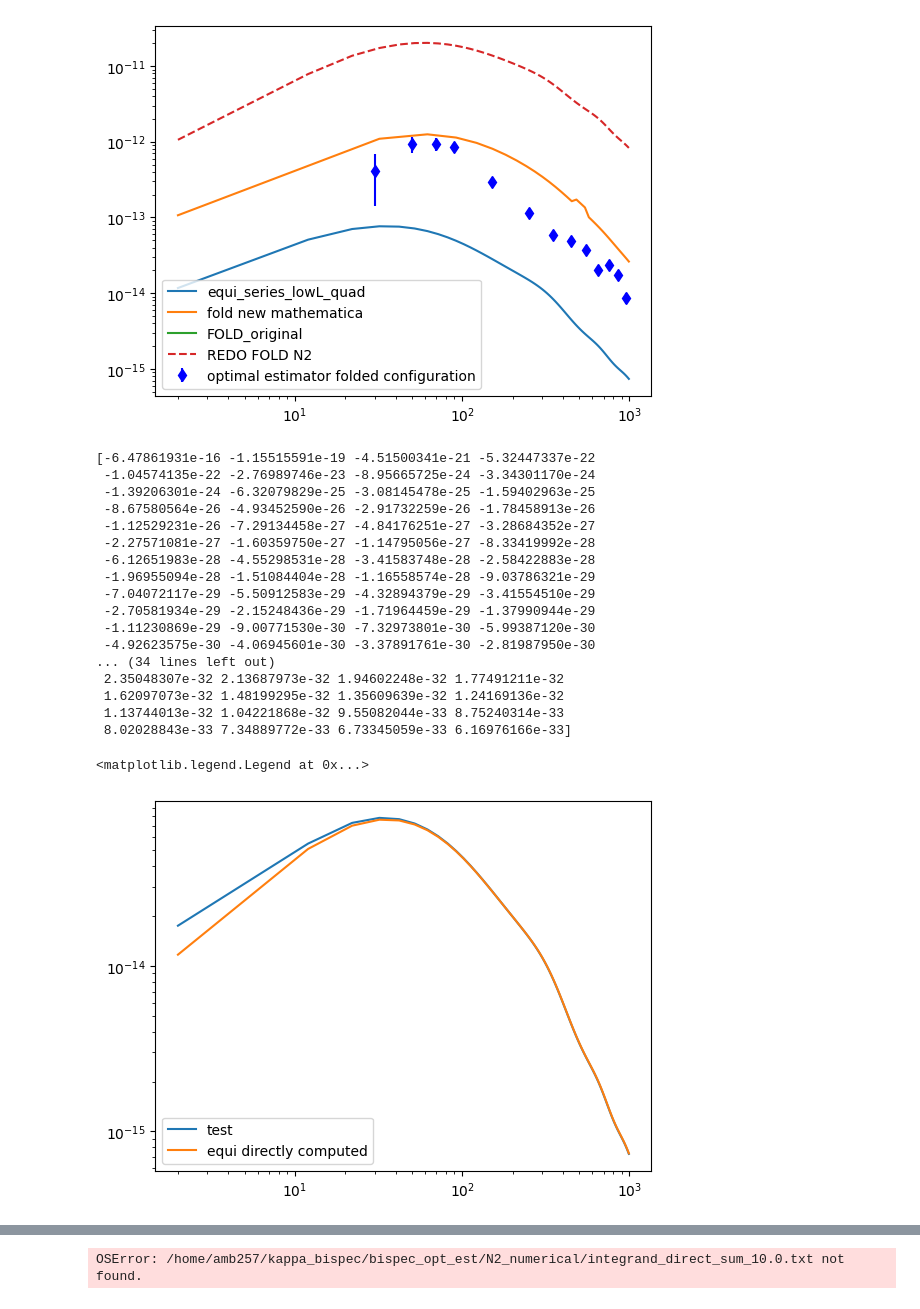
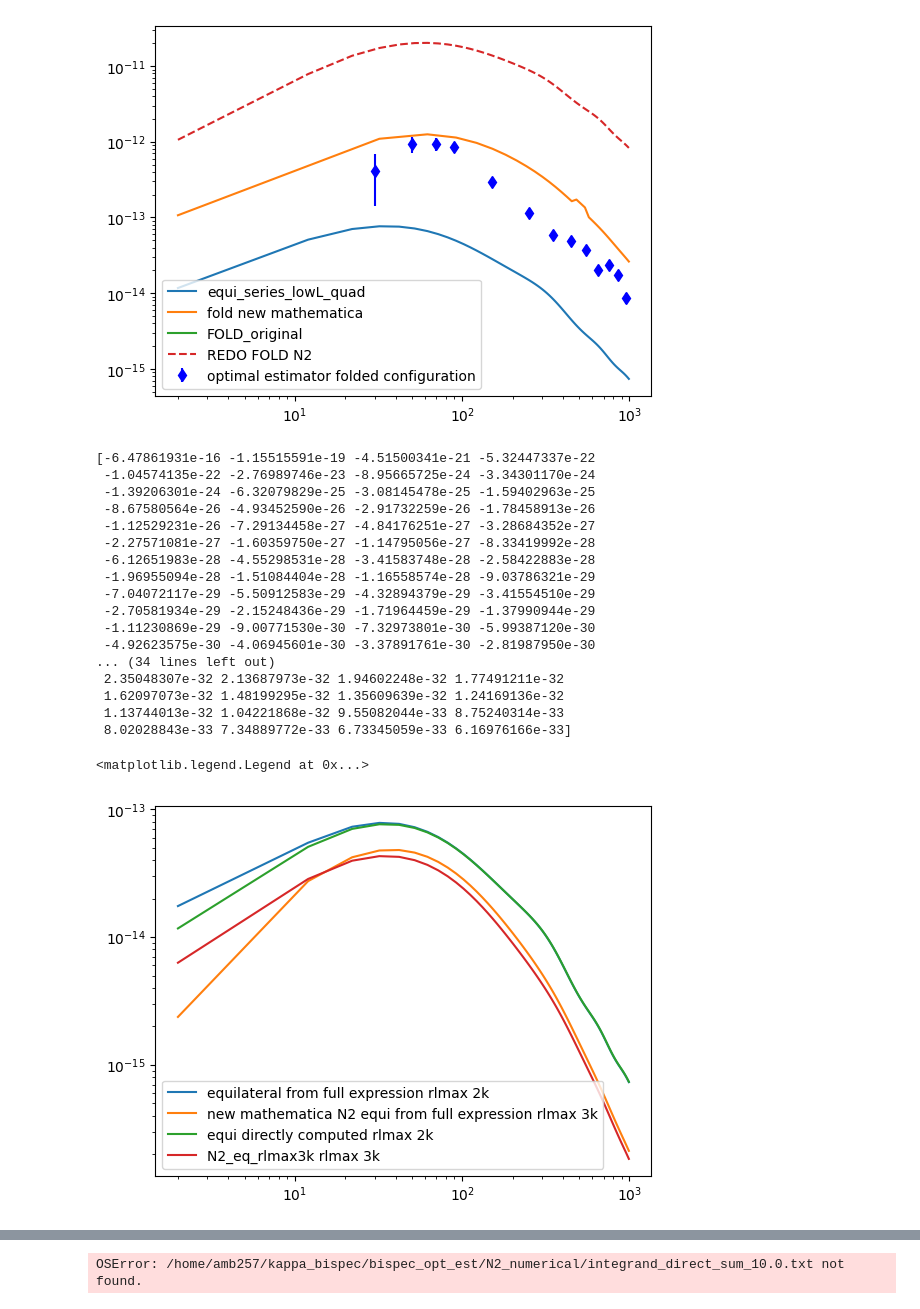
Before and after one commit to aleksandrbowkis/bispec_opt_est, a Jupyter notebook: N2_numerical/N2_tests.ipynb, the cells around one changed output, grey strips where cells are left out. Saved outputs shown, nothing was run; the diff lists cells and outputs as text; code cells hidden in the pictures.

```diff
--- a/N2_numerical/N2_tests.ipynb
+++ b/N2_numerical/N2_tests.ipynb
@@ -149,32 +149,35 @@ plt.legend()
 # %%
 # Here we test the full integral which will be used for understanding binning effects and compute it for the equilateral configuration and compare to existing calculation
 
 L_test, N2_equi_full_test = np.loadtxt('/home/amb257/kappa_bispec/bispec_opt_est/N2_numerical/Binning_effects/full_int_equi_test.txt')
+L_newmath_full, N2_equi_newmath_full = np.loadtxt('/home/amb257/kappa_bispec/bispec_opt_est/N2_numerical/Binning_effects/test_outputs/equilN2_from_full_int.txt')
 print(N2_equi_full_test)
 print(testquad)
-plt.loglog(L_test, -1/8*(L_test*(L_test+1))**3 * N2_equi_full_test, label = 'test')
-plt.loglog(LensingL, 1/8*(LensingL*(LensingL+1))**3 * testquad, label='equi directly computed')
+plt.loglog(L_test, -1/8*(L_test*(L_test+1))**3 * N2_equi_full_test, label = 'equilateral from full expression rlmax 2k')
+plt.loglog(L_newmath_full, -1*N2_equi_newmath_full, label = 'new mathematica N2 equi from full expression rlmax 3k')
+plt.loglog(LensingL, 1/8*(LensingL*(LensingL+1))**3 * testquad, label='equi directly computed rlmax 2k')
+plt.loglog(L_eq_rlmax3k, L_r3k_fac*N2_eq_rlmax3k, label='N2_eq_rlmax3k rlmax 3k')
 plt.legend()
 # %% [output]
 [-6.47861931e-16 -1.15515591e-19 -4.51500341e-21 -5.32447337e-22
  -1.04574135e-22 -2.76989746e-23 -8.95665725e-24 -3.34301170e-24
  -1.39206301e-24 -6.32079829e-25 -3.08145478e-25 -1.59402963e-25
  -8.67580564e-26 -4.93452590e-26 -2.91732259e-26 -1.78458913e-26
  -1.12529231e-26 -7.29134458e-27 -4.84176251e-27 -3.28684352e-27
  -2.27571081e-27 -1.60359750e-27 -1.14795056e-27 -8.33419992e-28
  -6.12651983e-28 -4.55298531e-28 -3.41583748e-28 -2.58422883e-28
  -1.96955094e-28 -1.51084404e-28 -1.16558574e-28 -9.03786321e-29
  -7.04072117e-29 -5.50912583e-29 -4.32894379e-29 -3.41554510e-29
  -2.70581934e-29 -2.15248436e-29 -1.71964459e-29 -1.37990944e-29
  -1.11230869e-29 -9.00771530e-30 -7.32973801e-30 -5.99387120e-30
  -4.92623575e-30 -4.06945601e-30 -3.37891761e-30 -2.81987950e-30
 ... (34 lines left out)
  2.35048307e-32 2.13687973e-32 1.94602248e-32 1.77491211e-32
  1.62097073e-32 1.48199295e-32 1.35609639e-32 1.24169136e-32
  1.13744013e-32 1.04221868e-32 9.55082044e-33 8.75240314e-33
  8.02028843e-33 7.34889772e-33 6.73345059e-33 6.16976166e-33]
 <matplotlib.legend.Legend at 0x...>
-[figure, old version]
+[figure, new version]
 # %%
 # test full expression for folded configuration note the full_N2_series_integral.py script computes this for KAPPA
 L_test_fold, N2_fold_full_test = np.loadtxt('/home/amb257/kappa_bispec/bispec_opt_est/N2_numerical/Binning_effects/full_int_fold_test.txt')
```
Also changed, not shown: parts of 2 cells of this notebook, 12 other files.
